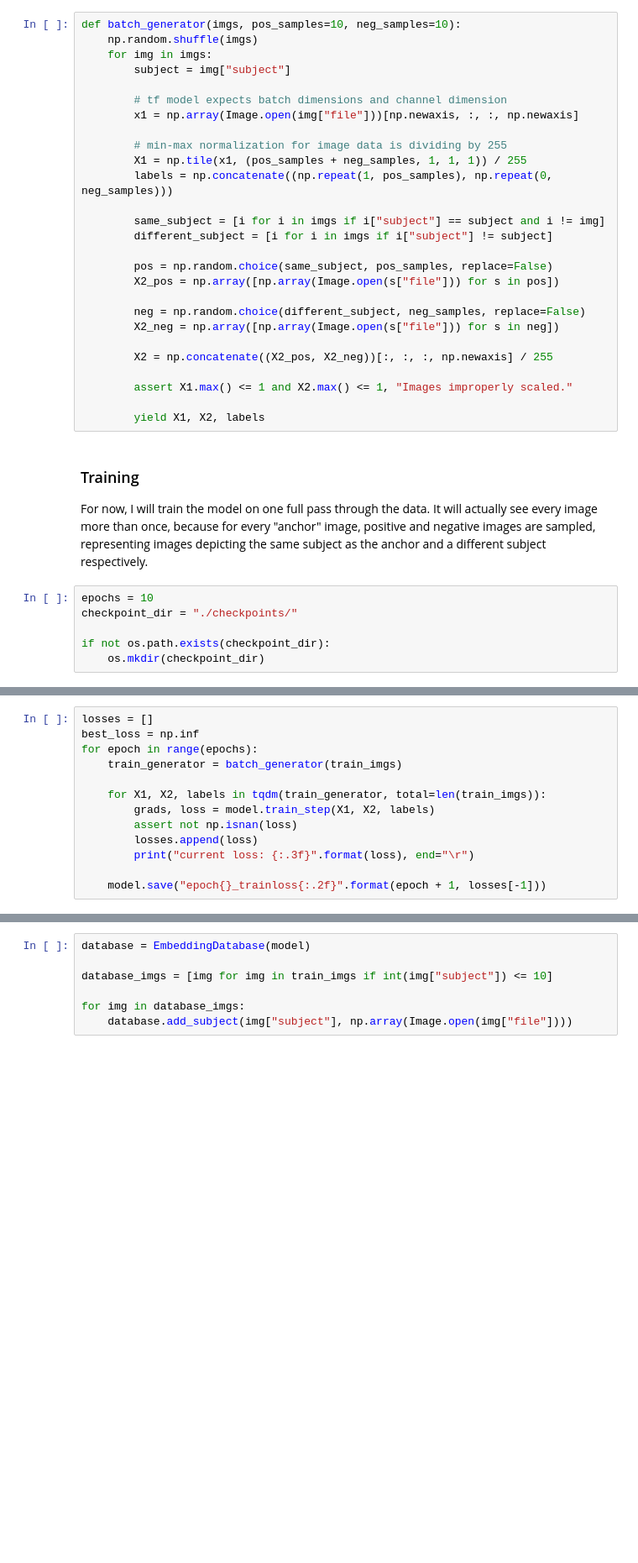
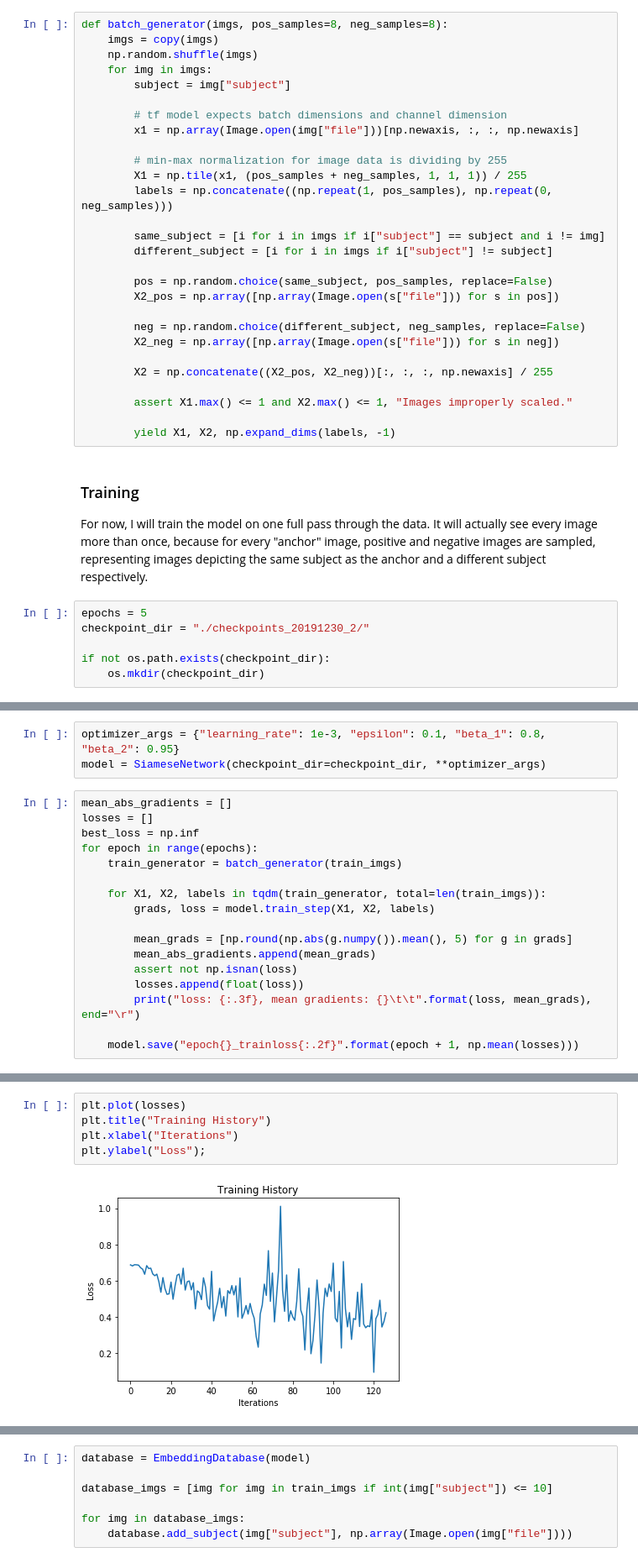
Before and after one commit to rayheberer/facial-recognition-demo, a Jupyter notebook: facial-recognition.ipynb, the cells around one changed output, grey strips where cells are left out. Shown at 84% size. Drawn from its saved outputs; the diff is of its cells as text; blank space fills up the shorter version.

Commit message:
Stabilize learning through using logits, raising epsilon, simplifying network

```diff
--- a/facial-recognition.ipynb
+++ b/facial-recognition.ipynb
@@ -98,5 +101,6 @@ train_imgs = [img for img in train_imgs if img not in extra_holdouts]
 # %%
-def batch_generator(imgs, pos_samples=10, neg_samples=10):
+def batch_generator(imgs, pos_samples=8, neg_samples=8):
+    imgs = copy(imgs)
     np.random.shuffle(imgs)
     for img in imgs:
         subject = img["subject"]
@@ -121,14 +125,14 @@ def batch_generator(imgs, pos_samples=10, neg_samples=10):
 
         assert X1.max() <= 1 and X2.max() <= 1, "Images improperly scaled."
 
-        yield X1, X2, labels
+        yield X1, X2, np.expand_dims(labels, -1)
 # %% [markdown]
 ### Training
 
 For now, I will train the model on one full pass through the data. It will actually see every image more than once, because for every "anchor" image, positive and negative images are sampled, representing images depicting the same subject as the anchor and a different subject respectively.
 # %%
-epochs = 10
-checkpoint_dir = "./checkpoints/"
+epochs = 5
+checkpoint_dir = "./checkpoints_20191230_2/"
 
 if not os.path.exists(checkpoint_dir):
     os.mkdir(checkpoint_dir)
@@ -137,4 +139,8 @@ model = SiameseNetwork(checkpoint_dir=checkpoint_dir)
+# %%
+optimizer_args = {"learning_rate": 1e-3, "epsilon": 0.1, "beta_1": 0.8, "beta_2": 0.95}
+model = SiameseNetwork(checkpoint_dir=checkpoint_dir, **optimizer_args)
 # %%
+mean_abs_gradients = []
 losses = []
 best_loss = np.inf
 for epoch in range(epochs):
@@ -142,8 +148,11 @@ for epoch in range(epochs):
 
     for X1, X2, labels in tqdm(train_generator, total=len(train_imgs)):
         grads, loss = model.train_step(X1, X2, labels)
+
+        mean_grads = [np.round(np.abs(g.numpy()).mean(), 5) for g in grads]
+        mean_abs_gradients.append(mean_grads)
         assert not np.isnan(loss)
-        losses.append(loss)
-        print("current loss: {:.3f}".format(loss), end="\r")
+        losses.append(float(loss))
+        print("loss: {:.3f}, mean gradients: {}\t\t".format(loss, mean_grads), end="\r")
 
-    model.save("epoch{}_trainloss{:.2f}".format(epoch + 1, losses[-1]))
+    model.save("epoch{}_trainloss{:.2f}".format(epoch + 1, np.mean(losses)))
@@ -154,3 +164,10 @@ model.similarity_score(X1, X2)
+# %%
+plt.plot(losses)
+plt.title("Training History")
+plt.xlabel("Iterations")
+plt.ylabel("Loss");
+# %% [output]
+[figure, added]
 # %% [markdown]
 ## Results
 
```
Also changed, not shown: parts of 29 cells of this notebook, 1 other file.
